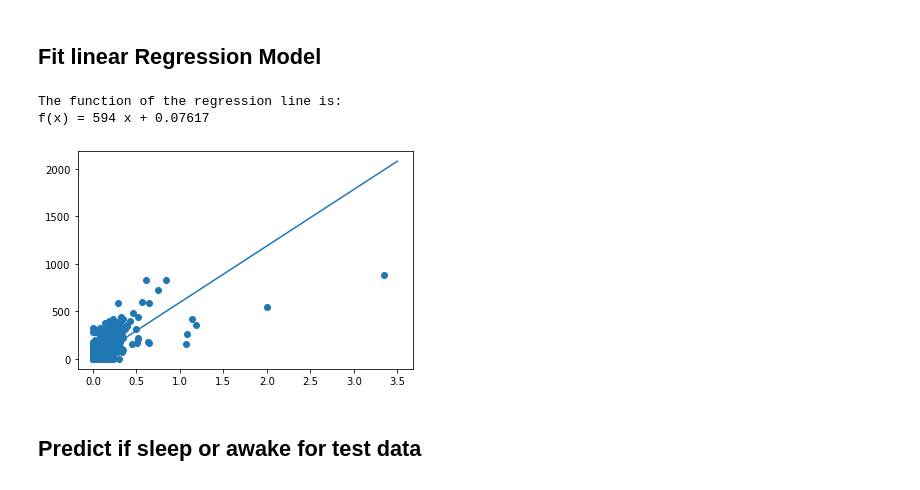
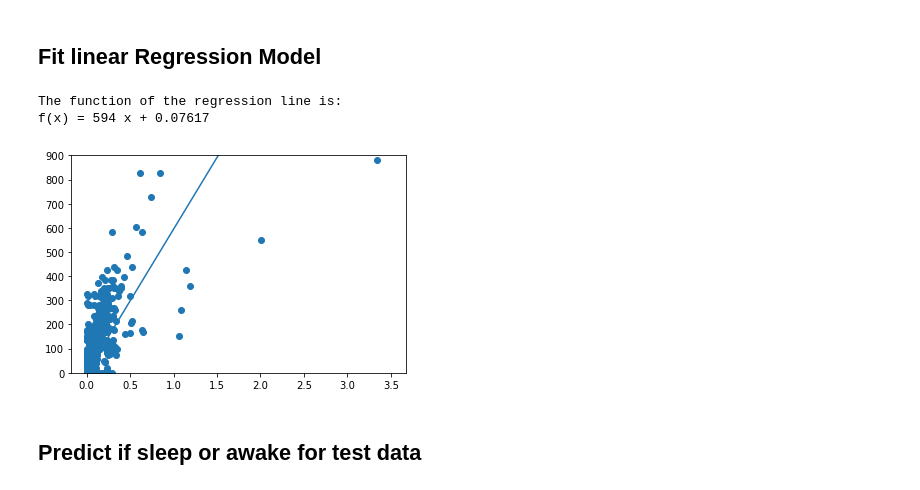
Before and after one commit to notallheroeswearcapes/ifn646_group9, a Jupyter notebook: submission.ipynb, the cells around one changed output. Saved outputs shown, nothing was run; the diff lists cells and outputs as text; code cells hidden in the pictures.

```diff
--- a/submission.ipynb
+++ b/submission.ipynb
@@ -150,25 +150,27 @@ train.plot.scatter(x='Apple Watch ENMO', y='Actiwatch activity counts')
 # %%
 # declare x and y for the model
 x = train['Apple Watch ENMO']
 y = train['Actiwatch activity counts']
 
 # fit linear model
 model = numpy.poly1d(numpy.polyfit(x, y, 1))
 
 # create linspace to draw scatter plot in next step
 line = numpy.linspace(0, 3.5, 1000)
 
 # scatter plot
 plt.scatter(x, y)
 
 # draw regression graph into plot
 plt.plot(line, model(line))
 
+plt.ylim([0, 900])
+
 print('The function of the regression line is:\nf(x) =', str(model).strip())
 # %% [output]
 The function of the regression line is:
 f(x) = 594 x + 0.07617
-[figure, old version]
+[figure, new version]
 # %% [markdown]
 ## Predict if sleep or awake for test data
 # %%
```
Also changed, not shown: parts of 5 cells of this notebook.
